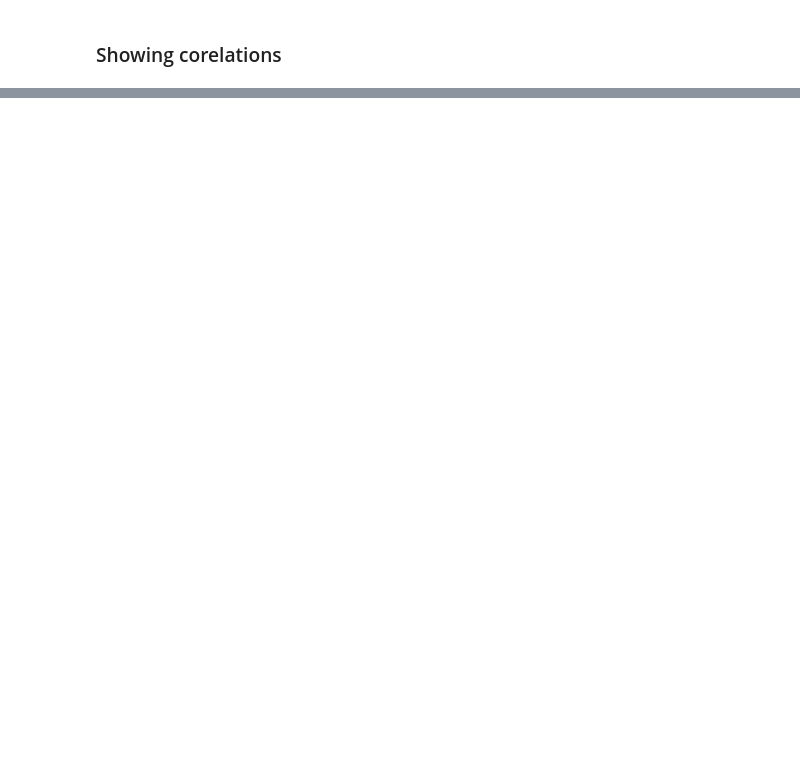
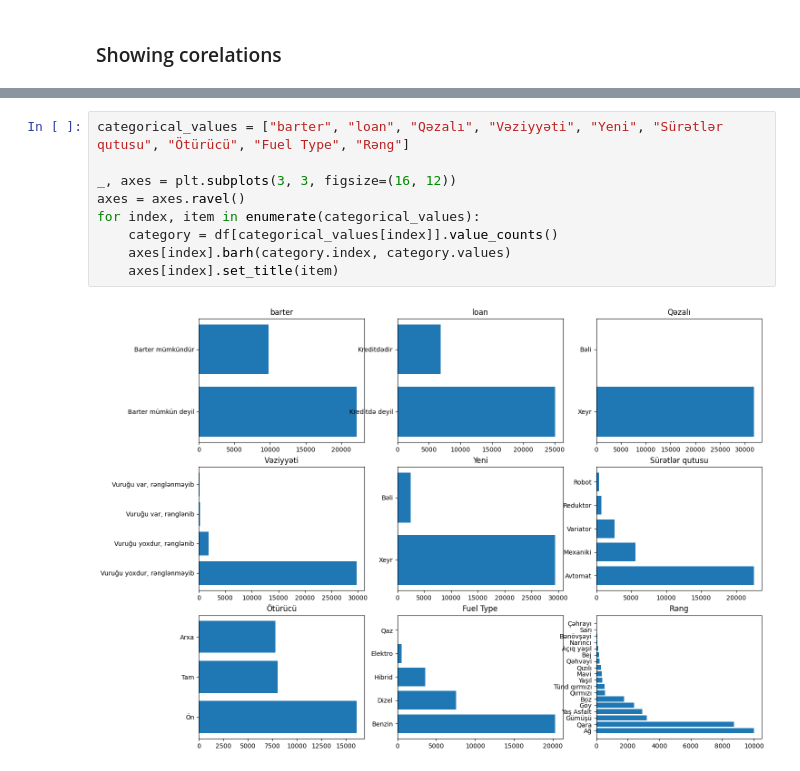
Before and after one commit to nzrv0/Machine-Learning, a Jupyter notebook: regression.ipynb, the cells around one changed output, grey strips where cells are left out. Saved outputs shown, nothing was run; the diff lists cells and outputs as text; blank space fills up the shorter version.

```diff
--- a/regression.ipynb
+++ b/regression.ipynb
@@ -209,0 +205,11 @@ df
+# %%
+categorical_values = ["barter", "loan", "Qəzalı", "Vəziyyəti", "Yeni", "Sürətlər qutusu", "Ötürücü", "Fuel Type", "Rəng"]
+
+_, axes = plt.subplots(3, 3, figsize=(16, 12))
+axes = axes.ravel()
+for index, item in enumerate(categorical_values):
+    category = df[categorical_values[index]].value_counts()
+    axes[index].barh(category.index, category.values)
+    axes[index].set_title(item)
+# %% [output]
+[figure, added]
```
Also changed, not shown: parts of 33 cells of this notebook.
